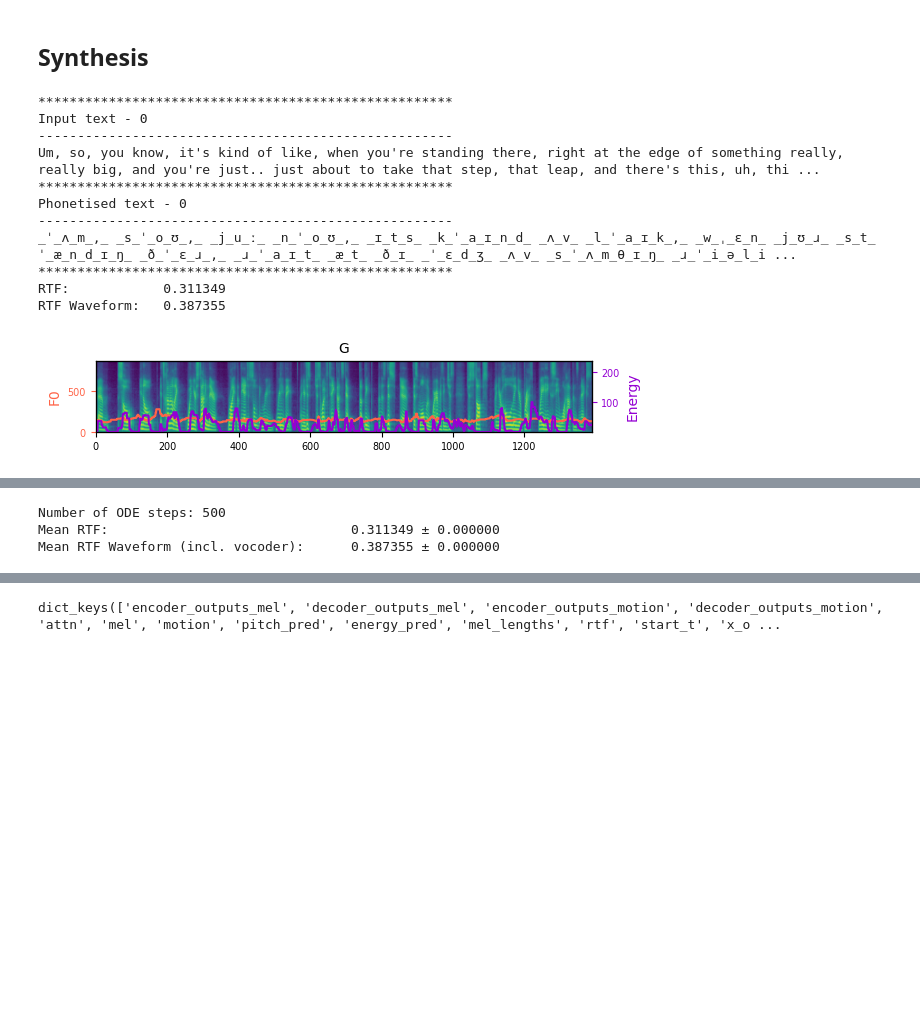
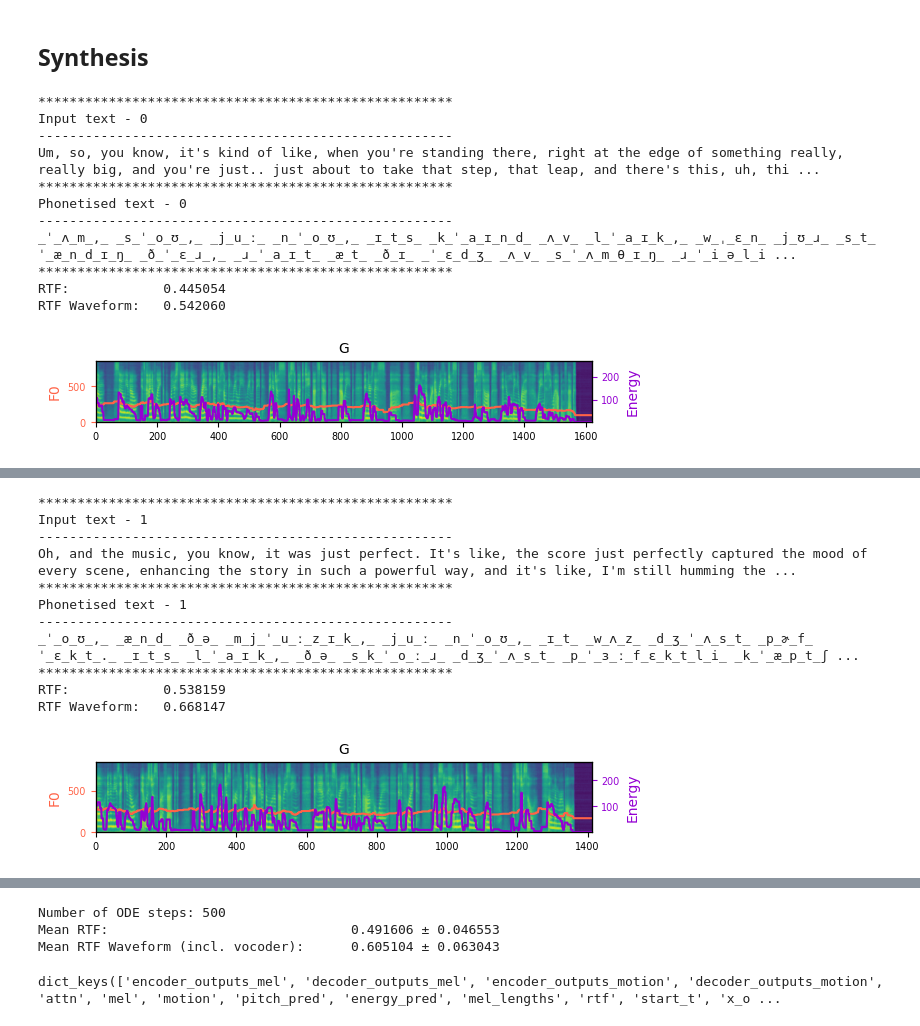
Before and after one commit to shivammehta25/Match-TTSG, a Jupyter notebook: synthesis.ipynb, the cells around one changed output, grey strips where cells are left out. Drawn from its saved outputs; the diff is of its cells as text; code cells hidden in the pictures; blank space fills up the shorter version.

```diff
--- a/synthesis.ipynb
+++ b/synthesis.ipynb
@@ -53,7 +50,7 @@ device = torch.device("cuda" if torch.cuda.is_available() else "cpu")
 # %% [markdown]
 ## Filepaths
 # %%
-MATCHTTSG_CHECKPOINT = "logs/train/prosody_predictors_light/runs/2024-03-18_02-16-41/checkpoints/last.ckpt"
+MATCHTTSG_CHECKPOINT = "logs/train/synthetic_trimodal_light/runs/2024-03-20_20-37-38/checkpoints/last.ckpt"
 MOTION_PIPELINE = "data/synthetic_trimodal/expmaps/data_pipe.expmap_86.1328125fps.sav"
 HIFIGAN_CHECKPOINT = get_user_data_dir() / "hifigan_univ_v1"
 OUTPUT_FOLDER = "synth_output"
@@ -172,7 +169,11 @@ def combine_audio_video(filename: str, folder: str):
 ## Setup text to synthesise
 # %%
 texts = [
-    "Um, so, you know, it's kind of like, when you're standing there, right at the edge of something really, really big, and you're just.. just about to take that step, that leap, and there's this, uh, this moment where everything just ; just stops, and you're holding your breath, waiting to see what happens next."
+    "Um, so, you know, it's kind of like, when you're standing there, right at the edge of something really, really big, and you're just.. just about to take that step, that leap, and there's this, uh, this moment where everything just ... just stops, and you're holding your breath, waiting to see what happens next.",
+    "Oh, and the music, you know, it was just perfect. It's like, the score just perfectly captured the mood of every scene, enhancing the story in such a powerful way, and it's like, I'm still humming the tunes, and it's... it's just so, so memorable."
+
+
+
 ]
 # %% [markdown]
 ### Hyperparameters
@@ -194,7 +195,7 @@ speaker_id = 1
 outputs, rtfs = [], []
 rtfs_w = []
 for i, text in enumerate(tqdm(texts)):
-    output = synthesise(text) #, torch.tensor([speaker_id], device=device, dtype=torch.long))
+    output = synthesise(text, torch.tensor([speaker_id], device=device, dtype=torch.long))
     output['waveform'] = to_waveform(output['mel'], vocoder)
     output['bvh'] = to_bvh(output['motion'])[0]
 
@@ -212,37 +213,46 @@ for i, text in enumerate(tqdm(texts)):
     print(f"{'-' * 53}")
     print(output['x_phones'])
     print(f"{'*' * 53}")
     print(f"RTF:\t\t{output['rtf']:.6f}")
     print(f"RTF Waveform:\t{rtf_w:.6f}")
     rtfs.append(output['rtf'])
     rtfs_w.append(rtf_w)
     outputs.append(output)
     model.plot_mel([(output['decoder_outputs_mel'].cpu().squeeze(), output['pitch_pred'].cpu().squeeze(), output['energy_pred'].cpu().squeeze())], f"Gen_{i}", show=True)
 
 
     ## Display the synthesised waveform
     ipd.display(ipd.Audio(output['waveform'], rate=22050))
 
     ## Save the generated waveform
     save_to_folder(i, output, OUTPUT_FOLDER)
 
 print(f"Number of ODE steps: {n_timesteps}")
 print(f"Mean RTF:\t\t\t\t{np.mean(rtfs):.6f} ± {np.std(rtfs):.6f}")
 print(f"Mean RTF Waveform (incl. vocoder):\t{np.mean(rtfs_w):.6f} ± {np.std(rtfs_w):.6f}")
 # %% [output]
 *****************************************************
 Input text - 0
 -----------------------------------------------------
 Um, so, you know, it's kind of like, when you're standing there, right at the edge of something really, really big, and you're just.. just about to take that step, that leap, and there's this, uh, thi ...
 *****************************************************
 Phonetised text - 0
 -----------------------------------------------------
 _ˈ_ʌ_m_,_ _s_ˈ_o_ʊ_,_ _j_u_ː_ _n_ˈ_o_ʊ_,_ _ɪ_t_s_ _k_ˈ_a_ɪ_n_d_ _ʌ_v_ _l_ˈ_a_ɪ_k_,_ _w_ˌ_ɛ_n_ _j_ʊ_ɹ_ _s_t_ˈ_æ_n_d_ɪ_ŋ_ _ð_ˈ_ɛ_ɹ_,_ _ɹ_ˈ_a_ɪ_t_ _æ_t_ _ð_ɪ_ _ˈ_ɛ_d_ʒ_ _ʌ_v_ _s_ˈ_ʌ_m_θ_ɪ_ŋ_ _ɹ_ˈ_i_ə_l_i ...
 *****************************************************
-RTF:            0.311349
-RTF Waveform:   0.387355
+RTF:            0.445054
+RTF Waveform:   0.542060
-[figure, old version]
+[figure, new version]
 [interactive output not drawn]
-Number of ODE steps: 500
-Mean RTF:                               0.311349 ± 0.000000
-Mean RTF Waveform (incl. vocoder):      0.387355 ± 0.000000
+*****************************************************
+Input text - 1
+-----------------------------------------------------
+Oh, and the music, you know, it was just perfect. It's like, the score just perfectly captured the mood of every scene, enhancing the story in such a powerful way, and it's like, I'm still humming the ...
+*****************************************************
+Phonetised text - 1
+-----------------------------------------------------
+_ˈ_o_ʊ_,_ _æ_n_d_ _ð_ə_ _m_j_ˈ_u_ː_z_ɪ_k_,_ _j_u_ː_ _n_ˈ_o_ʊ_,_ _ɪ_t_ _w_ʌ_z_ _d_ʒ_ˈ_ʌ_s_t_ _p_ɚ_f_ˈ_ɛ_k_t_._ _ɪ_t_s_ _l_ˈ_a_ɪ_k_,_ _ð_ə_ _s_k_ˈ_o_ː_ɹ_ _d_ʒ_ˈ_ʌ_s_t_ _p_ˈ_ɜ_ː_f_ɛ_k_t_l_i_ _k_ˈ_æ_p_t_ʃ ...
+*****************************************************
+RTF:            0.538159
+RTF Waveform:   0.668147
+[figure, added]
@@ -249,3 +260,6 @@ Mean RTF Waveform (incl. vocoder):      0.387355 ± 0.000000
+Number of ODE steps: 500
+Mean RTF:                               0.491606 ± 0.046553
+Mean RTF Waveform (incl. vocoder):      0.605104 ± 0.063043
 # %%
 outputs[0].keys()
 # %% [output]
```
Also changed, not shown: parts of 5 cells of this notebook, 8 other files.
